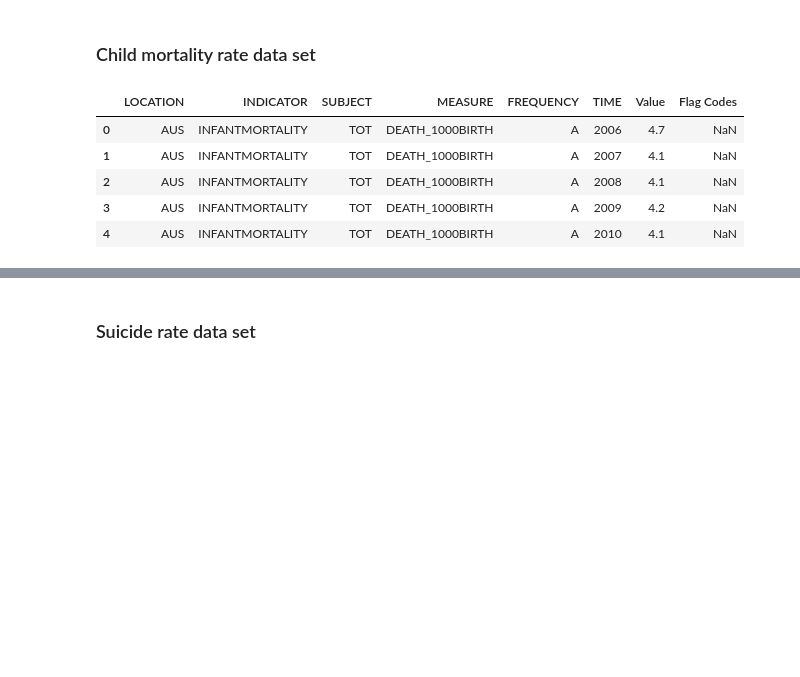
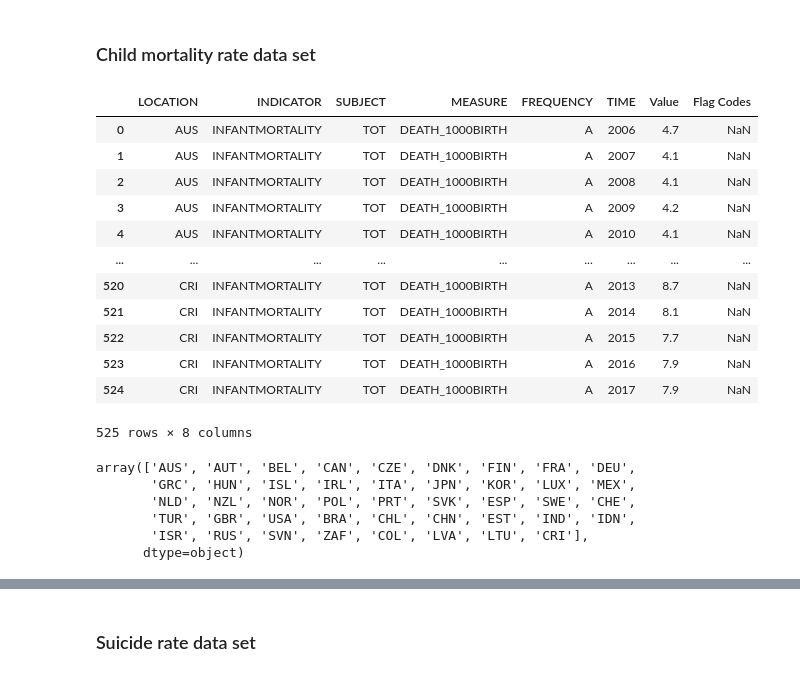
Before and after one commit to hackan98/DMML2019_Team_Nestle, a Jupyter notebook: code/HappinessProjectNestle.ipynb, the cells around one changed output, grey strips where cells are left out. Cells and saved outputs as stored; diff of their text form; code cells hidden in the pictures; blank space fills up the shorter version.

```diff
--- a/code/HappinessProjectNestle.ipynb
+++ b/code/HappinessProjectNestle.ipynb
@@ -379,11 +386,28 @@ df_TauxPauvrete
 # %% [markdown]
 ### Child mortality rate data set
 # %%
-df_TauxMortaliteInfantile.head()
+df_TauxMortaliteInfantile
 # %% [output]
 |  | LOCATION | INDICATOR | SUBJECT | MEASURE | FREQUENCY | TIME | Value | Flag Codes |
 | 0 | AUS | INFANTMORTALITY | TOT | DEATH_1000BIRTH | A | 2006 | 4.7 | NaN |
 | 1 | AUS | INFANTMORTALITY | TOT | DEATH_1000BIRTH | A | 2007 | 4.1 | NaN |
 | 2 | AUS | INFANTMORTALITY | TOT | DEATH_1000BIRTH | A | 2008 | 4.1 | NaN |
 | 3 | AUS | INFANTMORTALITY | TOT | DEATH_1000BIRTH | A | 2009 | 4.2 | NaN |
 | 4 | AUS | INFANTMORTALITY | TOT | DEATH_1000BIRTH | A | 2010 | 4.1 | NaN |
+| ... | ... | ... | ... | ... | ... | ... | ... | ... |
+| 520 | CRI | INFANTMORTALITY | TOT | DEATH_1000BIRTH | A | 2013 | 8.7 | NaN |
+| 521 | CRI | INFANTMORTALITY | TOT | DEATH_1000BIRTH | A | 2014 | 8.1 | NaN |
+| 522 | CRI | INFANTMORTALITY | TOT | DEATH_1000BIRTH | A | 2015 | 7.7 | NaN |
+| 523 | CRI | INFANTMORTALITY | TOT | DEATH_1000BIRTH | A | 2016 | 7.9 | NaN |
+| 524 | CRI | INFANTMORTALITY | TOT | DEATH_1000BIRTH | A | 2017 | 7.9 | NaN |
+525 rows × 8 columns
+# %%
+unique_country_code3 = df_TauxMortaliteInfantile.LOCATION.unique()
+unique_country_code3
+# %% [output]
+array(['AUS', 'AUT', 'BEL', 'CAN', 'CZE', 'DNK', 'FIN', 'FRA', 'DEU',
+       'GRC', 'HUN', 'ISL', 'IRL', 'ITA', 'JPN', 'KOR', 'LUX', 'MEX',
+       'NLD', 'NZL', 'NOR', 'POL', 'PRT', 'SVK', 'ESP', 'SWE', 'CHE',
+       'TUR', 'GBR', 'USA', 'BRA', 'CHL', 'CHN', 'EST', 'IND', 'IDN',
+       'ISR', 'RUS', 'SVN', 'ZAF', 'COL', 'LVA', 'LTU', 'CRI'],
+      dtype=object)
```
Also changed, not shown: parts of 6 cells of this notebook, 1 other file.
